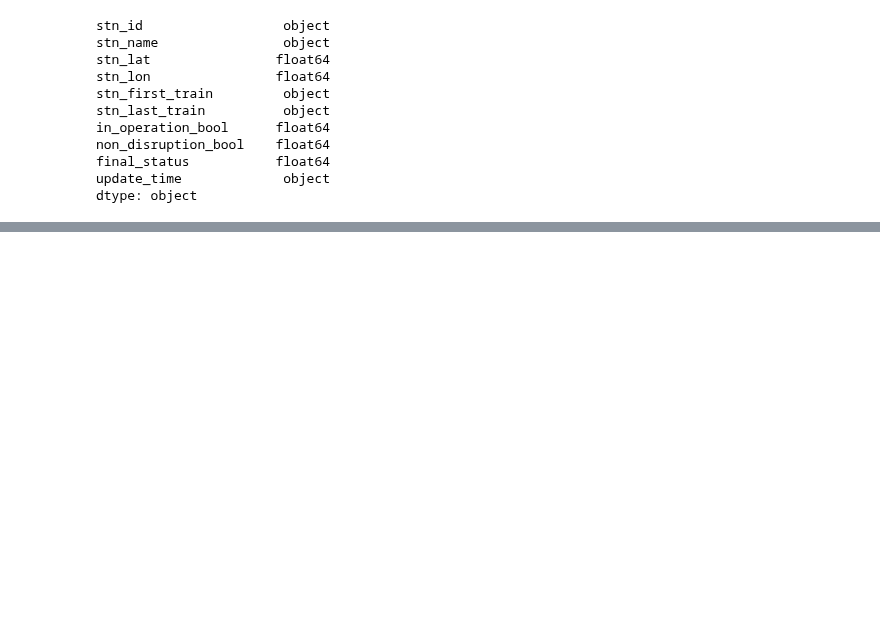
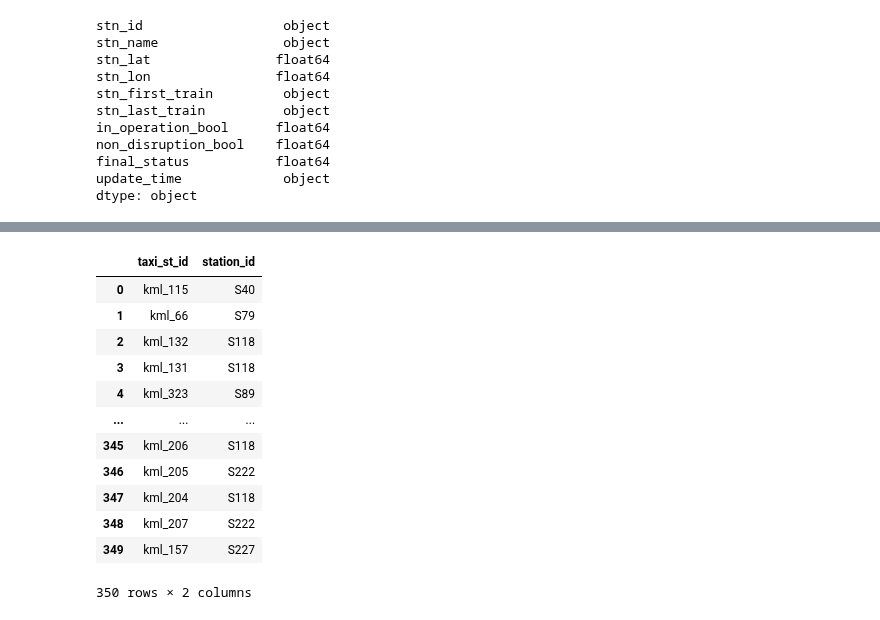
Before and after one commit to alealejandro1/taxi_compass, a Jupyter notebook: notebooks/johan_taxi_compass.ipynb, the cells around one changed output, grey strips where cells are left out. Cells and saved outputs as stored; diff of their text form; code cells hidden in the pictures; blank space fills up the shorter version.

```diff
--- a/notebooks/johan_taxi_compass.ipynb
+++ b/notebooks/johan_taxi_compass.ipynb
@@ -307,0 +400,18 @@ dtype: object
+# %%
+combined_df = combined_df.sort_values('distance', ascending=True).drop_duplicates(["taxi_st_id"])[["taxi_st_id","station_id"]]
+combined_df.reset_index(inplace=True, drop=True)
+combined_df
+# %% [output]
+|  | taxi_st_id | station_id |
+| 0 | kml_115 | S40 |
+| 1 | kml_66 | S79 |
+| 2 | kml_132 | S118 |
+| 3 | kml_131 | S118 |
+| 4 | kml_323 | S89 |
+| ... | ... | ... |
+| 345 | kml_206 | S118 |
+| 346 | kml_205 | S222 |
+| 347 | kml_204 | S118 |
+| 348 | kml_207 | S222 |
+| 349 | kml_157 | S227 |
+350 rows × 2 columns
```
Also changed, not shown: parts of 6 cells of this notebook.
